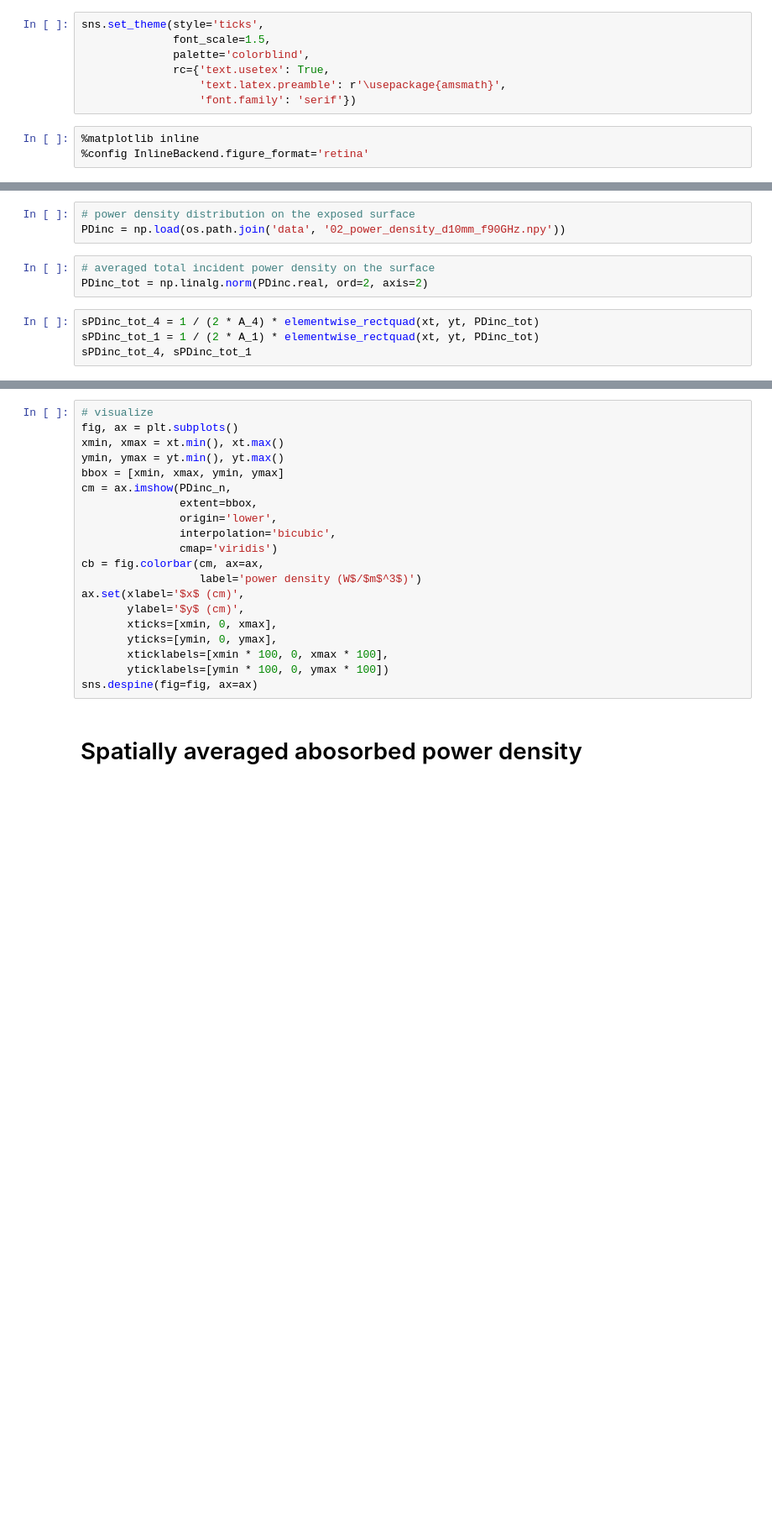
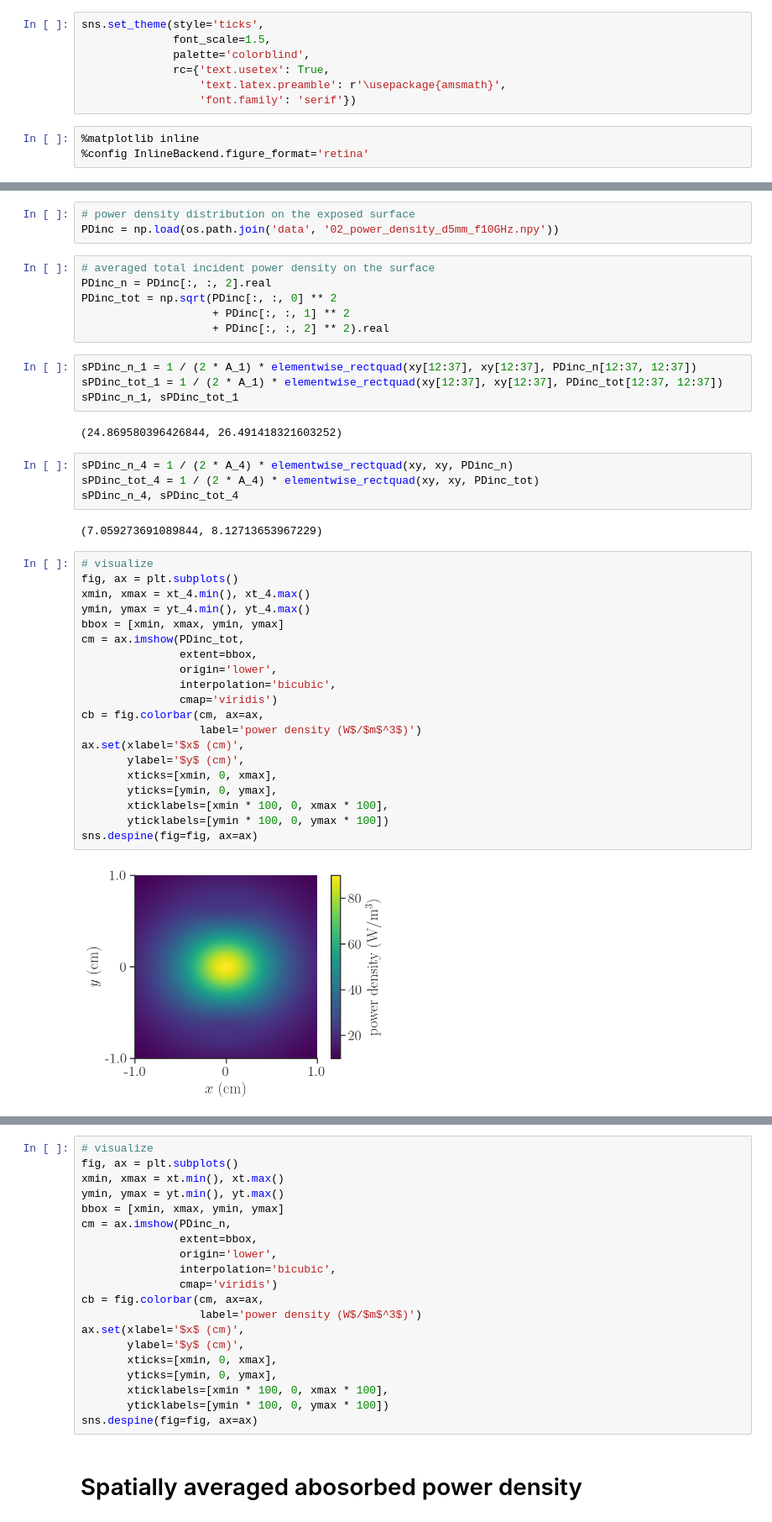
Before and after one commit to akapet00/EMF-exposure-analysis, a Jupyter notebook: playground/IEEE-ICES-TC95-SC6-WG7/04_postprocessing.ipynb, the cells around one changed output, grey strips where cells are left out. Shown at 84% size. Saved outputs shown, nothing was run; the diff lists cells and outputs as text; blank space fills up the shorter version.

```diff
--- a/playground/IEEE-ICES-TC95-SC6-WG7/04_postprocessing.ipynb
+++ b/playground/IEEE-ICES-TC95-SC6-WG7/04_postprocessing.ipynb
@@ -58,12 +32,45 @@ yt = np.linspace(-exposure_extent[1]/2, exposure_extent[1]/2)
 # %%
 # power density distribution on the exposed surface
-PDinc = np.load(os.path.join('data', '02_power_density_d10mm_f90GHz.npy'))
+PDinc = np.load(os.path.join('data', '02_power_density_d5mm_f10GHz.npy'))
 # %%
 # averaged total incident power density on the surface
-PDinc_tot = np.linalg.norm(PDinc.real, ord=2, axis=2)
+PDinc_n = PDinc[:, :, 2].real
+PDinc_tot = np.sqrt(PDinc[:, :, 0] ** 2
+                    + PDinc[:, :, 1] ** 2
+                    + PDinc[:, :, 2] ** 2).real
-# %%
-sPDinc_tot_4 = 1 / (2 * A_4) * elementwise_rectquad(xt, yt, PDinc_tot)
-sPDinc_tot_1 = 1 / (2 * A_1) * elementwise_rectquad(xt, yt, PDinc_tot)
-sPDinc_tot_4, sPDinc_tot_1
+# %%
+sPDinc_n_1 = 1 / (2 * A_1) * elementwise_rectquad(xy[12:37], xy[12:37], PDinc_n[12:37, 12:37])
+sPDinc_tot_1 = 1 / (2 * A_1) * elementwise_rectquad(xy[12:37], xy[12:37], PDinc_tot[12:37, 12:37])
+sPDinc_n_1, sPDinc_tot_1
+# %% [output]
+(24.869580396426844, 26.491418321603252)
+# %%
+sPDinc_n_4 = 1 / (2 * A_4) * elementwise_rectquad(xy, xy, PDinc_n)
+sPDinc_tot_4 = 1 / (2 * A_4) * elementwise_rectquad(xy, xy, PDinc_tot)
+sPDinc_n_4, sPDinc_tot_4
+# %% [output]
+(7.059273691089844, 8.12713653967229)
+# %%
+# visualize
+fig, ax = plt.subplots()
+xmin, xmax = xt_4.min(), xt_4.max()
+ymin, ymax = yt_4.min(), yt_4.max()
+bbox = [xmin, xmax, ymin, ymax]
+cm = ax.imshow(PDinc_tot,
+               extent=bbox,
+               origin='lower',
+               interpolation='bicubic',
+               cmap='viridis')
+cb = fig.colorbar(cm, ax=ax,
+                  label='power density (W$/$m$^3$)')
+ax.set(xlabel='$x$ (cm)',
+       ylabel='$y$ (cm)',
+       xticks=[xmin, 0, xmax],
+       yticks=[ymin, 0, ymax],
+       xticklabels=[xmin * 100, 0, xmax * 100],
+       yticklabels=[ymin * 100, 0, ymax * 100])
+sns.despine(fig=fig, ax=ax)
+# %% [output]
+[figure, added]
 # %%
 # averaged total incident power density on the surface
```
Also changed, not shown: parts of 8 cells of this notebook.
